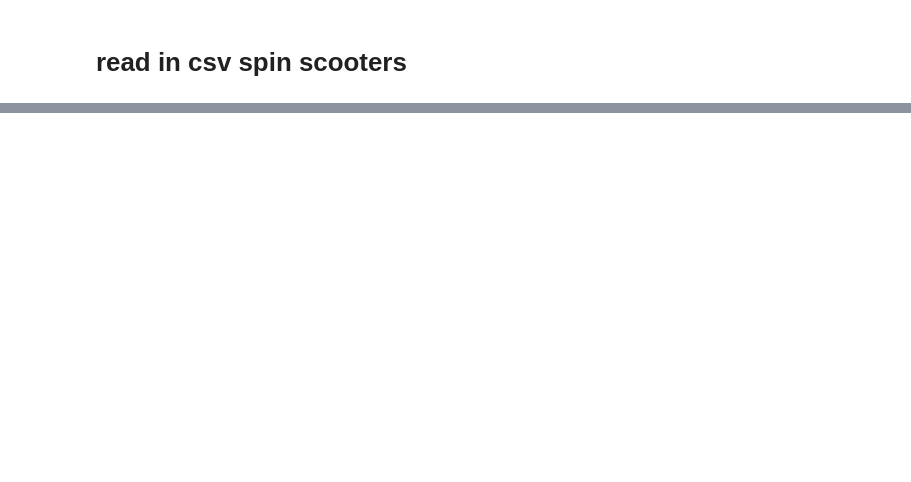
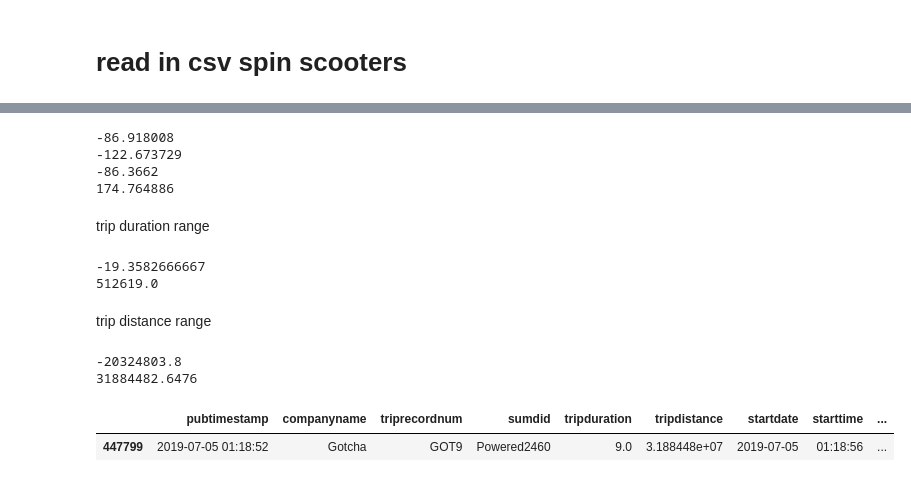
Before and after one commit to NSS-Data-Analytics-Cohort-11/scooters-hot_honey, a Jupyter notebook: notebook/metro_scooters.ipynb, the cells around one changed output, grey strips where cells are left out. Saved outputs shown, nothing was run; the diff lists cells and outputs as text; code cells hidden in the pictures; blank space fills up the shorter version.

```diff
--- a/notebook/metro_scooters.ipynb
+++ b/notebook/metro_scooters.ipynb
@@ -190,0 +316,3 @@ trips.head()
+# %%
+#convert pubtimestamp in trips to data time instead of object
+trips['pubtimestamp'] = pd.to_datetime(trips['pubtimestamp'], dayfirst=True, format = 'mixed')
@@ -190,0 +408,31 @@ trips.head()
+# %%
+print(trips['startlongitude'].min())
+print(trips['endlongitude'].min())
+print(trips['startlongitude'].max())
+print(trips['endlongitude'].max())
+# %% [output]
+-86.918008
+-122.673729
+-86.3662
+174.764886
+# %% [markdown]
+trip duration range
+# %%
+print(trips['tripduration'].min())
+print(trips['tripduration'].max())
+# %% [output]
+-19.3582666667
+512619.0
+# %% [markdown]
+trip distance range
+# %%
+print(trips['tripdistance'].min())
+print(trips['tripdistance'].max())
+# %% [output]
+-20324803.8
+31884482.6476
+# %%
+trips.query('`tripdistance`==31884482.6476')
+# %% [output]
+|  | pubtimestamp | companyname | triprecordnum | sumdid | tripduration | tripdistance | startdate | starttime | ... |
+| 447799 | 2019-07-05 01:18:52 | Gotcha | GOT9 | Powered2460 | 9.0 | 3.188448e+07 | 2019-07-05 | 01:18:56 | ... |
```
Also changed, not shown: parts of 47 cells of this notebook.
